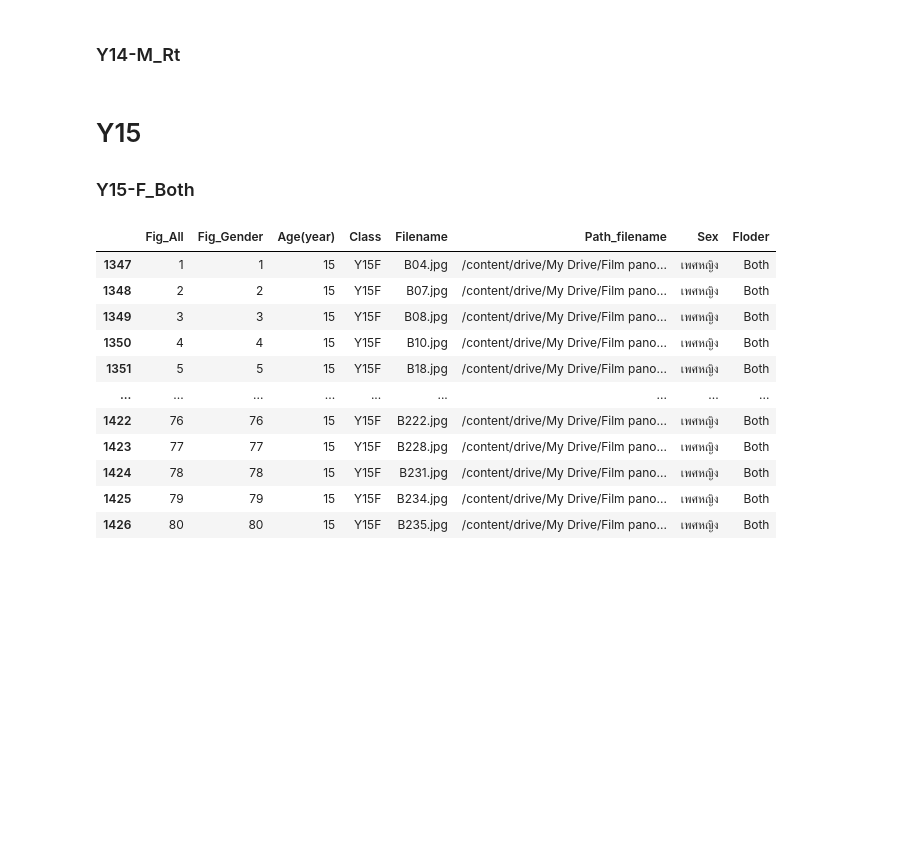
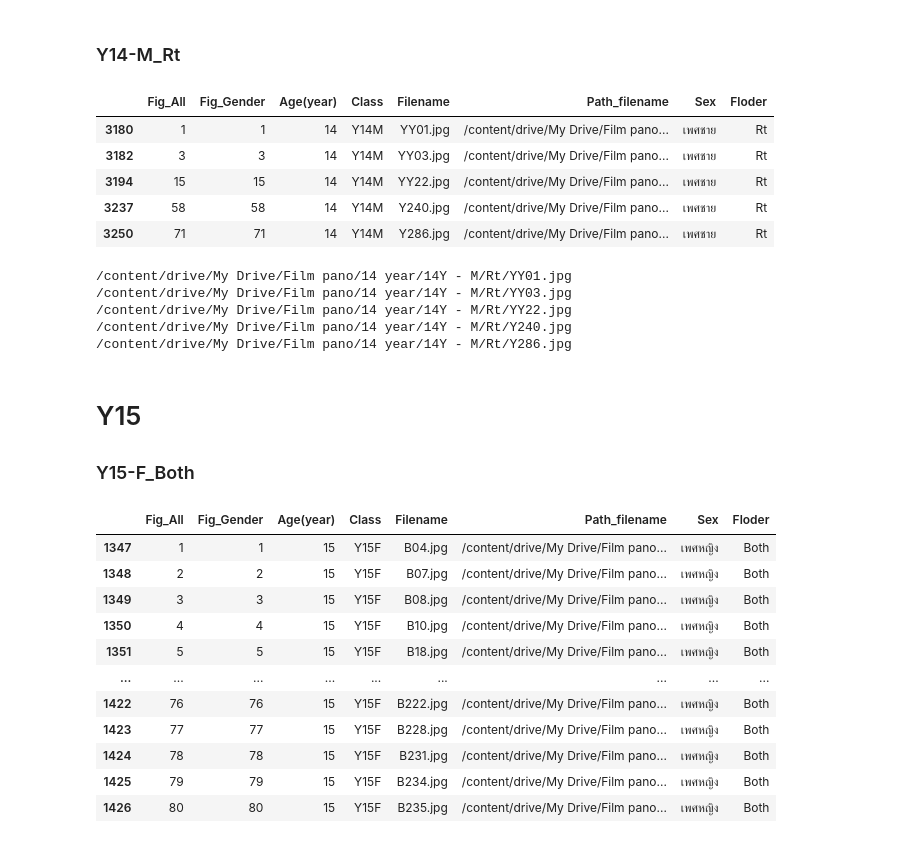
Before and after one commit to Athitiya00/efficientnet_keras_transfer_learning, a Jupyter notebook: สำเนาของ_ตัดรูป.ipynb, the cells around one changed output. Saved outputs shown, nothing was run; the diff lists cells and outputs as text; code cells hidden in the pictures; blank space fills up the shorter version.

```diff
--- a/สำเนาของ_ตัดรูป.ipynb
+++ b/สำเนาของ_ตัดรูป.ipynb
@@ -2565,25 +2630,39 @@ FileNotFoundError: ignored
 # %% [markdown]
 ### Y14-M_Rt
 # %%
-# Y14M_3= df[(df['Class'] == 'Y14M')&(df['Floder']=='Rt')]#ชาย
-# Y14M_3
+Y14M_3= df[(df['Class'] == 'Y14M')&(df['Floder']=='Rt')]#ชาย
+Y14M_3
+# %% [output]
+|  | Fig_All | Fig_Gender | Age(year) | Class | Filename | Path_filename | Sex | Floder |
+| 3180 | 1 | 1 | 14 | Y14M | YY01.jpg | /content/drive/My Drive/Film pano... | เพศชาย | Rt |
+| 3182 | 3 | 3 | 14 | Y14M | YY03.jpg | /content/drive/My Drive/Film pano... | เพศชาย | Rt |
+| 3194 | 15 | 15 | 14 | Y14M | YY22.jpg | /content/drive/My Drive/Film pano... | เพศชาย | Rt |
+| 3237 | 58 | 58 | 14 | Y14M | Y240.jpg | /content/drive/My Drive/Film pano... | เพศชาย | Rt |
+| 3250 | 71 | 71 | 14 | Y14M | Y286.jpg | /content/drive/My Drive/Film pano... | เพศชาย | Rt |
 # %%
-# from PIL import Image
-# import matplotlib.pyplot as plt
+from PIL import Image
+import matplotlib.pyplot as plt
 
-# path = Y14M_3['Path_filename'].tolist()
-# frac = 0.60
-# for i in path:
-#     filename = i.split("/")[-1]
-#     img = Image.open(i)
-#     print(i)#left---------------------------------------------------
-#     left = 0
-#     upper = 0
-#     right = img.size[0]-((1-frac))*img.size[0]
-#     bottom = img.size[1]
-#     cropped_left = img.crop((left, upper, right, bottom))
-#     #save setting by youreself
-#     cropped_left.save('/content/drive/MyDrive/cut_panoramic/14Y/14Y-M/Rt/'+filename)
+path = Y14M_3['Path_filename'].tolist()
+frac = 0.60
+for i in path:
+    filename = i.split("/")[-1]
+    img = Image.open(i)
+    print(i)#left---------------------------------------------------
+    left = img.size[0]*((1-frac))
+    upper = 0
+    #right = img.size[0]-((1-frac))*img.size[0]
+    right = img.size[0]
+    bottom = img.size[1]
+    cropped_left = img.crop((left, upper, right, bottom))
+    #save setting by youreself
+    cropped_left.save('/content/drive/MyDrive/Lt_cut_panoramic/14 year/14Y - M/Lt/'+filename)
+# %% [output]
+/content/drive/My Drive/Film pano/14 year/14Y - M/Rt/YY01.jpg
+/content/drive/My Drive/Film pano/14 year/14Y - M/Rt/YY03.jpg
+/content/drive/My Drive/Film pano/14 year/14Y - M/Rt/YY22.jpg
+/content/drive/My Drive/Film pano/14 year/14Y - M/Rt/Y240.jpg
+/content/drive/My Drive/Film pano/14 year/14Y - M/Rt/Y286.jpg
 # %% [markdown]
 # Y15
 ### Y15-F_Both
```
Also changed, not shown: parts of 29 cells of this notebook.
